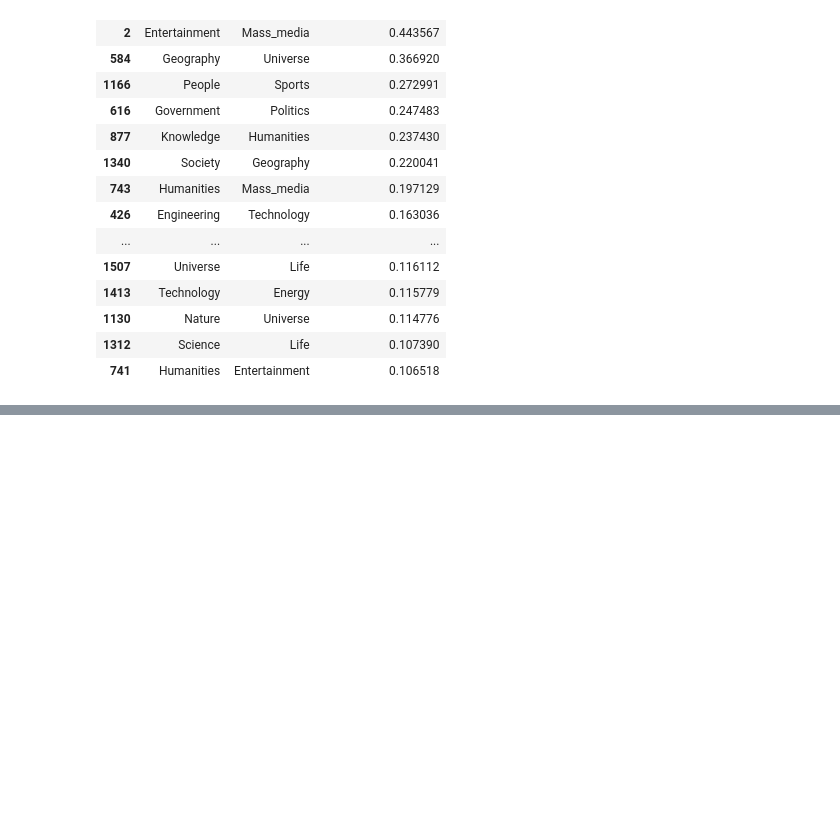
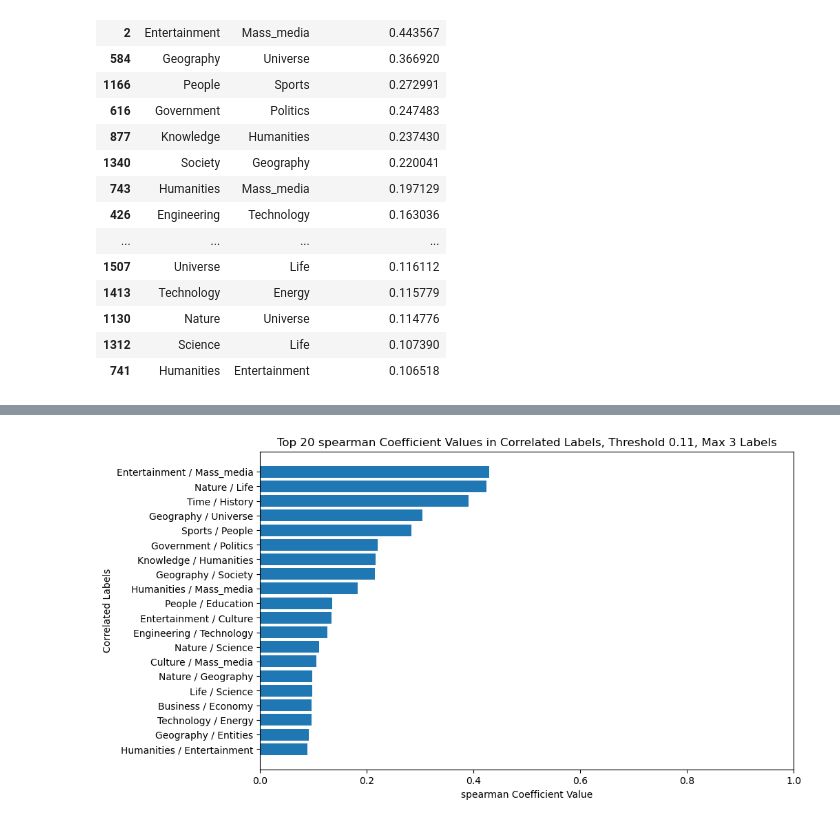
Before and after one commit to alexcalabrese/dsl_project, a Jupyter notebook: DS Lab - Project - Data Exploration.ipynb, the cells around one changed output, grey strips where cells are left out. Saved outputs shown, nothing was run; the diff lists cells and outputs as text; code cells hidden in the pictures; blank space fills up the shorter version.

```diff
--- a/DS Lab - Project - Data Exploration.ipynb
+++ b/DS Lab - Project - Data Exploration.ipynb
@@ -486,0 +467,23 @@ Helsinki City Bikes :
+# %%
+labels_df = extract_labels(df, min_percentage=0.11)
+# %%
+# calculate phi coefficient
+spearman_corr = labels_df.corr(method='spearman')
+
+# flatten the matrix
+spearman_corr = spearman_corr.stack().reset_index()
+
+# set column names
+spearman_corr.columns = ['Label 1', 'Label 2', 'spearman Coefficient']
+
+# filter out the self-correlations
+spearman_corr = spearman_corr[spearman_corr['Label 1'] != spearman_corr['Label 2']].sort_values(by='spearman Coefficient', ascending=False)
+
+# remove duplicates
+spearman_corr['sorted_labels'] = spearman_corr.apply(lambda x: tuple(sorted([x['Label 1'], x['Label 2']])), axis=1)
+spearman_corr = spearman_corr.drop_duplicates('sorted_labels')
+
+# drop the sorted_labels column
+spearman_corr = spearman_corr.drop('sorted_labels', axis=1)
+
+spearman_corr.head(20)
@@ -486,0 +508,17 @@ Helsinki City Bikes :
+# %%
+# Convert the tuples to strings
+top_20_labels = spearman_corr.head(20)
+
+#reverse the order of the rows
+top_20_labels = top_20_labels.iloc[::-1]
+
+# Create a bar plot of the R^2 values
+plt.figure(figsize=(10, 6))
+plt.barh(top_20_labels['Label 1'] + ' / ' + top_20_labels['Label 2'], top_20_labels['spearman Coefficient'])
+plt.xlabel('spearman Coefficient Value')
+plt.ylabel('Correlated Labels')
+plt.xlim(0, 1)
+plt.title('Top 20 spearman Coefficient Values in Correlated Labels, Threshold 0.11, Max 3 Labels')
+plt.show()
+# %% [output]
+[figure, added]
```
Also changed, not shown: parts of 6 cells of this notebook.
